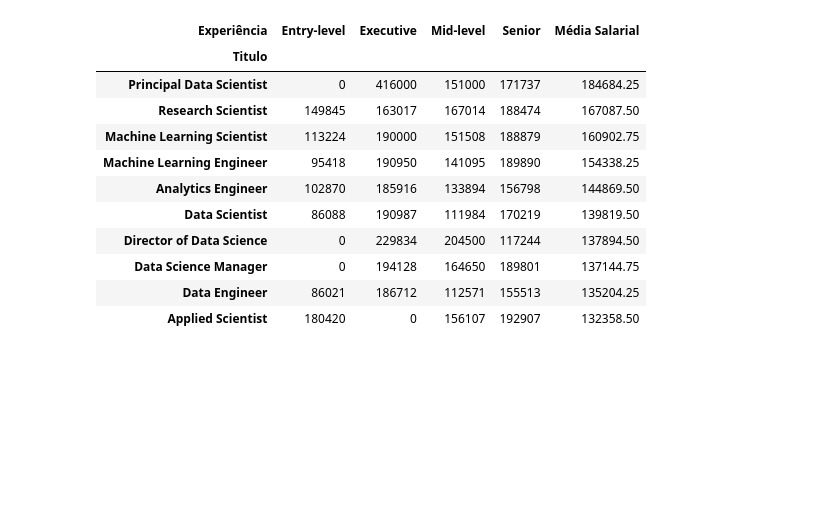
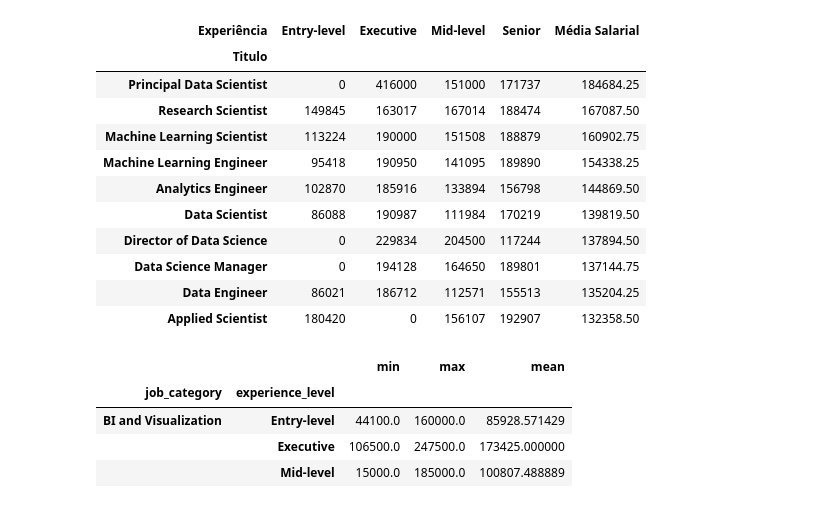
Before and after one commit to ryanrodr/eda-jobs-in-data, a Jupyter notebook: notebooks/analise_exploratoria.ipynb, the cells around one changed output. Saved outputs shown, nothing was run; the diff lists cells and outputs as text; code cells hidden in the pictures; blank space fills up the shorter version.

```diff
--- a/notebooks/analise_exploratoria.ipynb
+++ b/notebooks/analise_exploratoria.ipynb
@@ -339,3 +339,15 @@ tabela_salario.head(10)
 | Data Science Manager | 0 | 194128 | 164650 | 189801 | 137144.75 |
 | Data Engineer | 86021 | 186712 | 112571 | 155513 | 135204.25 |
 | Applied Scientist | 180420 | 0 | 156107 | 192907 | 132358.50 |
+# %%
+resumo_sal = df.groupby(['job_category', 'experience_level'])\
+               .agg(min=pd.NamedAgg('salary_in_usd', 'min'),
+                    max=pd.NamedAgg('salary_in_usd', 'max'),
+                    mean=pd.NamedAgg('salary_in_usd', 'mean')).fillna(0)
+resumo_sal.head(3)
+# %% [output]
+|  |  | min | max | mean |
+| job_category | experience_level |  |  |  |
+| BI and Visualization | Entry-level | 44100.0 | 160000.0 | 85928.571429 |
+|  | Executive | 106500.0 | 247500.0 | 173425.000000 |
+|  | Mid-level | 15000.0 | 185000.0 | 100807.488889 |
```
Also changed, not shown: parts of 2 cells of this notebook.
